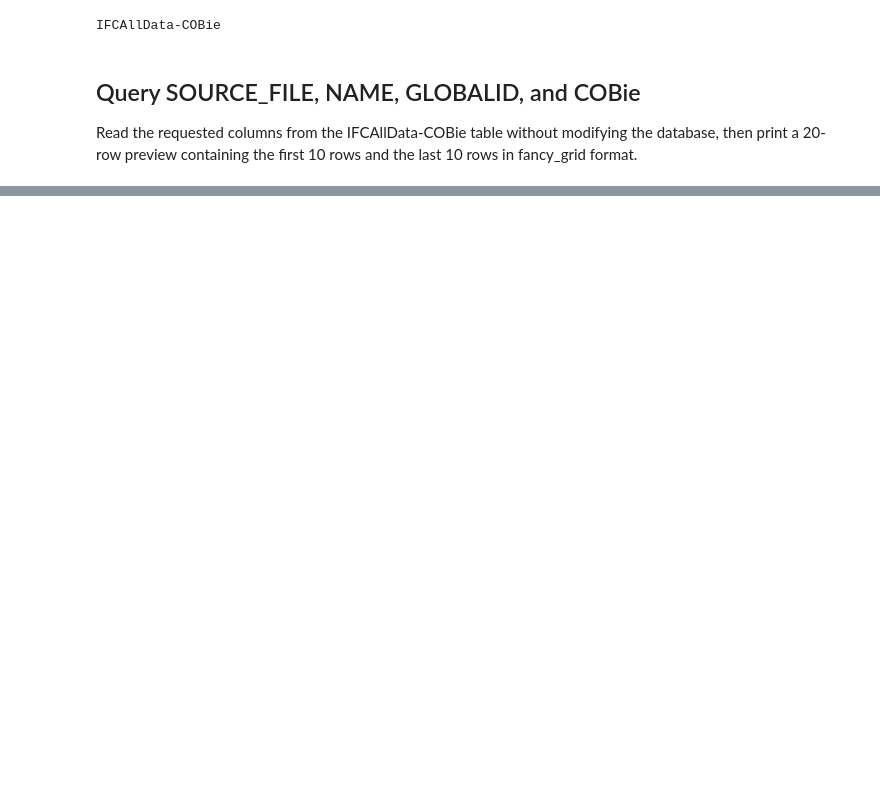
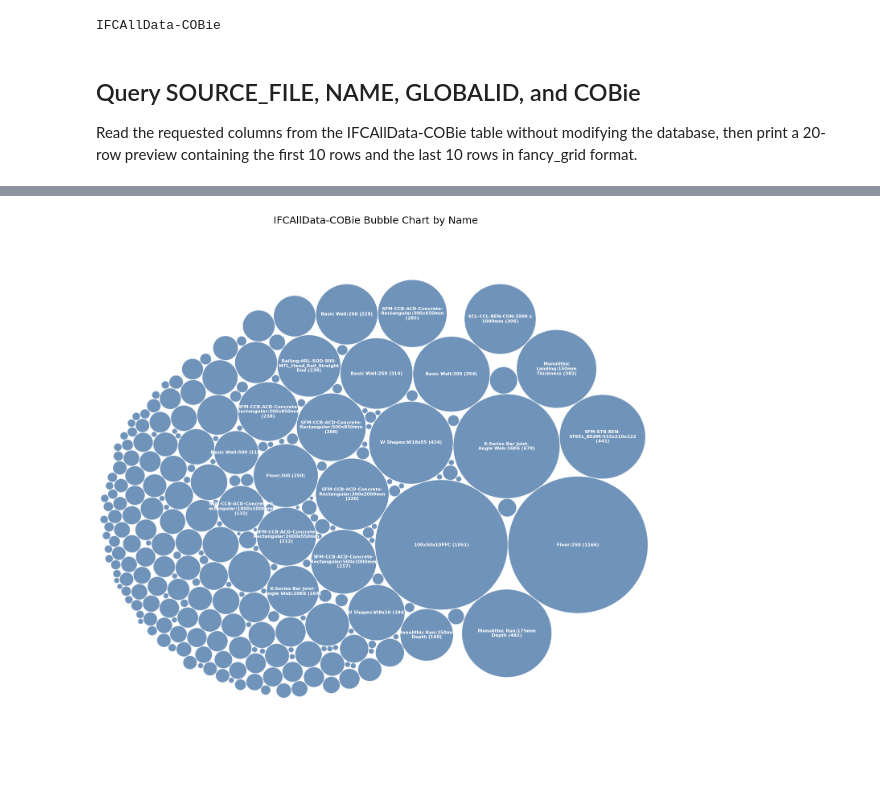
Before and after one commit to plarchi/MsC-IFC-APS, a Jupyter notebook: PyQueryDB/IFCAllData-Query-COBie.ipynb, the cells around one changed output, grey strips where cells are left out. Cells and saved outputs as stored; diff of their text form; code cells hidden in the pictures; blank space fills up the shorter version.

Commit message:
Draft bubble graph for IFCAllData Query WIP.

```diff
--- a/PyQueryDB/IFCAllData-Query-COBie.ipynb
+++ b/PyQueryDB/IFCAllData-Query-COBie.ipynb
@@ -63,0 +67,93 @@ finally:
+# %%
+import sqlite3
+import textwrap
+from pathlib import Path
+
+import matplotlib.pyplot as plt
+import pandas as pd
+
+try:
+    import circlify
+except ImportError:
+    print("Package 'circlify' is not installed. Run: %pip install circlify")
+else:
+    db_path = (Path.cwd().parent / "SQL" / "IFCAllData.db").resolve()
+    connection = sqlite3.connect(f"file:{db_path}?mode=ro", uri=True)
+
+    try:
+        query = '''
+        SELECT TRIM(NAME) AS NAME, COUNT(*) AS ROW_COUNT
+        FROM "IFCAllData-COBie"
+        WHERE TRIM(COALESCE(NAME, '')) <> ''
+        GROUP BY TRIM(NAME)
+        ORDER BY ROW_COUNT DESC, TRIM(NAME)
+        '''
+        name_counts = pd.read_sql_query(query, connection)
+    finally:
+        connection.close()
+
+    if name_counts.empty:
+        print("No NAME data available to plot.")
+    else:
+        display(name_counts)
+
+        circles_data = [
+            {"id": str(row["NAME"]), "datum": int(row["ROW_COUNT"])}
+            for _, row in name_counts.iterrows()
+            if pd.notna(row["NAME"]) and int(row["ROW_COUNT"]) > 0
+        ]
+
+        circles = circlify.circlify(
+            circles_data,
+            show_enclosure=False,
+            target_enclosure=circlify.Circle(x=0, y=0, r=1),
+        )
+
+        fig, ax = plt.subplots(figsize=(14, 14))
+        ax.set_title("IFCAllData-COBie Bubble Chart by Name", fontsize=18)
+        ax.axis("off")
+
+        lim = max(
+            max(abs(circle.x) + circle.r, abs(circle.y) + circle.r)
+            for circle in circles
+        )
+        ax.set_xlim(-lim, lim)
+        ax.set_ylim(-lim, lim)
+
+        for circle in circles:
+            if circle.level != 1:
+                continue
+
+            x, y, r = circle
+            name_value = str(circle.ex["id"]).strip()
+            row_count = int(circle.ex["datum"])
+            label = textwrap.fill(f"{name_value}\n({row_count})", width=22)
+
+            ax.add_patch(
+                plt.Circle(
+                    (x, y),
+                    r,
+                    alpha=0.8,
+                    linewidth=1.2,
+                    edgecolor="white",
+                    facecolor="#4C78A8",
+                )
+            )
+
+            if r > 0.08:
+                ax.annotate(
+                    label,
+                    (x, y),
+                    ha="center",
+                    va="center",
+                    fontsize=8,
+                    color="white",
+                    weight="bold",
+                )
+
+        print(f"Total non-empty names plotted: {len(name_counts)}")
+        print(f"Total rows counted: {int(name_counts['ROW_COUNT'].sum())}")
+
+        plt.tight_layout()
+        plt.show()
+# %% [output]
@@ -63,0 +175 @@ finally:
+[figure, added]
```
Also changed, not shown: parts of 3 cells of this notebook.
